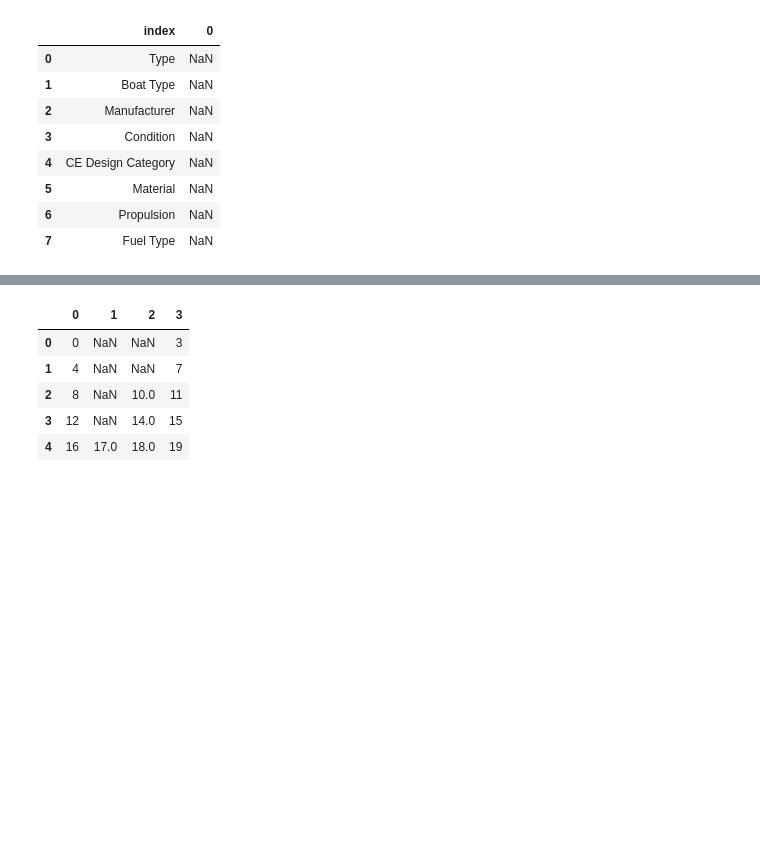
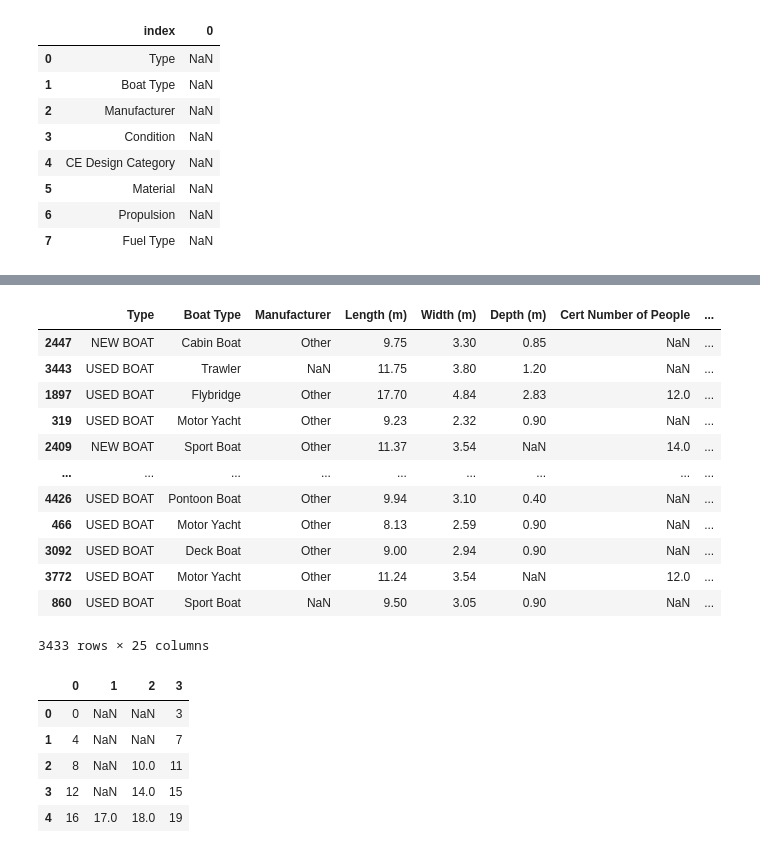
Before and after one commit to kristy25/AcademyPublic, a Jupyter notebook: Untitled1.ipynb, the cells around one changed output, grey strips where cells are left out. Saved outputs shown, nothing was run; the diff lists cells and outputs as text; code cells hidden in the pictures; blank space fills up the shorter version.

```diff
--- a/Untitled1.ipynb
+++ b/Untitled1.ipynb
@@ -1824,6 +1883,34 @@ train.dropna(axis=0,                    # axis = 0 sum on all the lines of a col
 # 1, or ‘columns’ : Drop columns which contain missing value.
 
 # thresh, optional. Require that many non-NA values (minimum number of non-NAN values needed not to drop). Cannot be combined with how.
+# %%
+# My code
+
+# Apply 'dropna' and see which columns remain.
+filtered_col = train.loc[:,col_categoricals].dropna(axis=1, thresh=0.8*len(train)).columns
+
+# Use a conditional list comprehension to determine which columns were dropped.
+dropped_col=[col for col in col_categoricals if col not in filtered_col]
+
+# Use a conditional list comprehension to display all columns other than those that were dropped.
+new_col = [col for col in train if col not in dropped_col]
+
+train.drop(dropped_col, axis=1, inplace=True)
+train
+# %% [output]
+|  | Type | Boat Type | Manufacturer | Length (m) | Width (m) | Depth (m) | Cert Number of People | ... |
+| 2447 | NEW BOAT | Cabin Boat | Other | 9.75 | 3.30 | 0.85 | NaN | ... |
+| 3443 | USED BOAT | Trawler | NaN | 11.75 | 3.80 | 1.20 | NaN | ... |
+| 1897 | USED BOAT | Flybridge | Other | 17.70 | 4.84 | 2.83 | 12.0 | ... |
+| 319 | USED BOAT | Motor Yacht | Other | 9.23 | 2.32 | 0.90 | NaN | ... |
+| 2409 | NEW BOAT | Sport Boat | Other | 11.37 | 3.54 | NaN | 14.0 | ... |
+| ... | ... | ... | ... | ... | ... | ... | ... | ... |
+| 4426 | USED BOAT | Pontoon Boat | Other | 9.94 | 3.10 | 0.40 | NaN | ... |
+| 466 | USED BOAT | Motor Yacht | Other | 8.13 | 2.59 | 0.90 | NaN | ... |
+| 3092 | USED BOAT | Deck Boat | Other | 9.00 | 2.94 | 0.90 | NaN | ... |
+| 3772 | USED BOAT | Motor Yacht | Other | 11.24 | 3.54 | NaN | 12.0 | ... |
+| 860 | USED BOAT | Sport Boat | NaN | 9.50 | 3.05 | 0.90 | NaN | ... |
+3433 rows × 25 columns
 # %%
 temp = pd.DataFrame(np.arange(20).reshape(5,4))
 temp.iloc[:4,1] = np.nan
```
Also changed, not shown: parts of 32 cells of this notebook.
